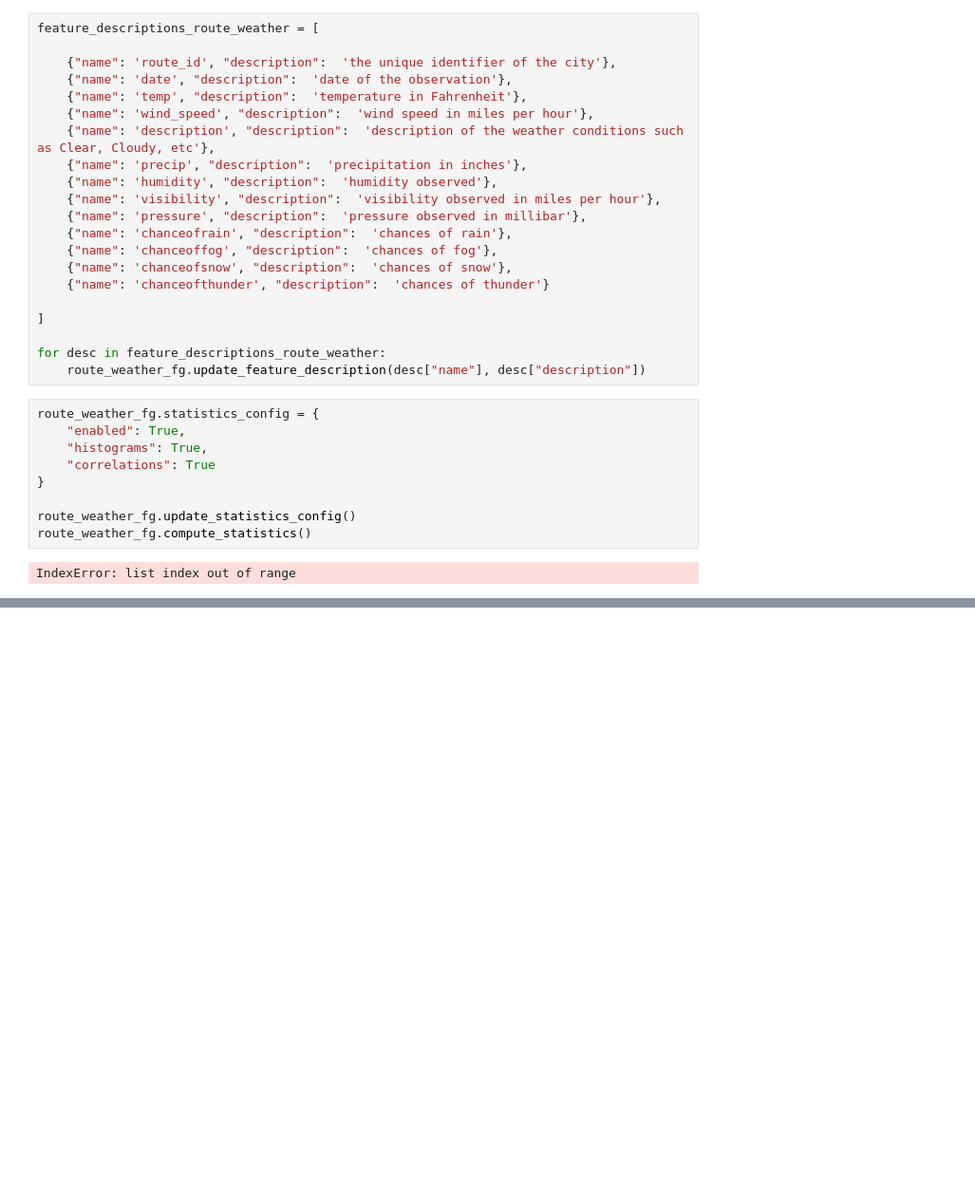
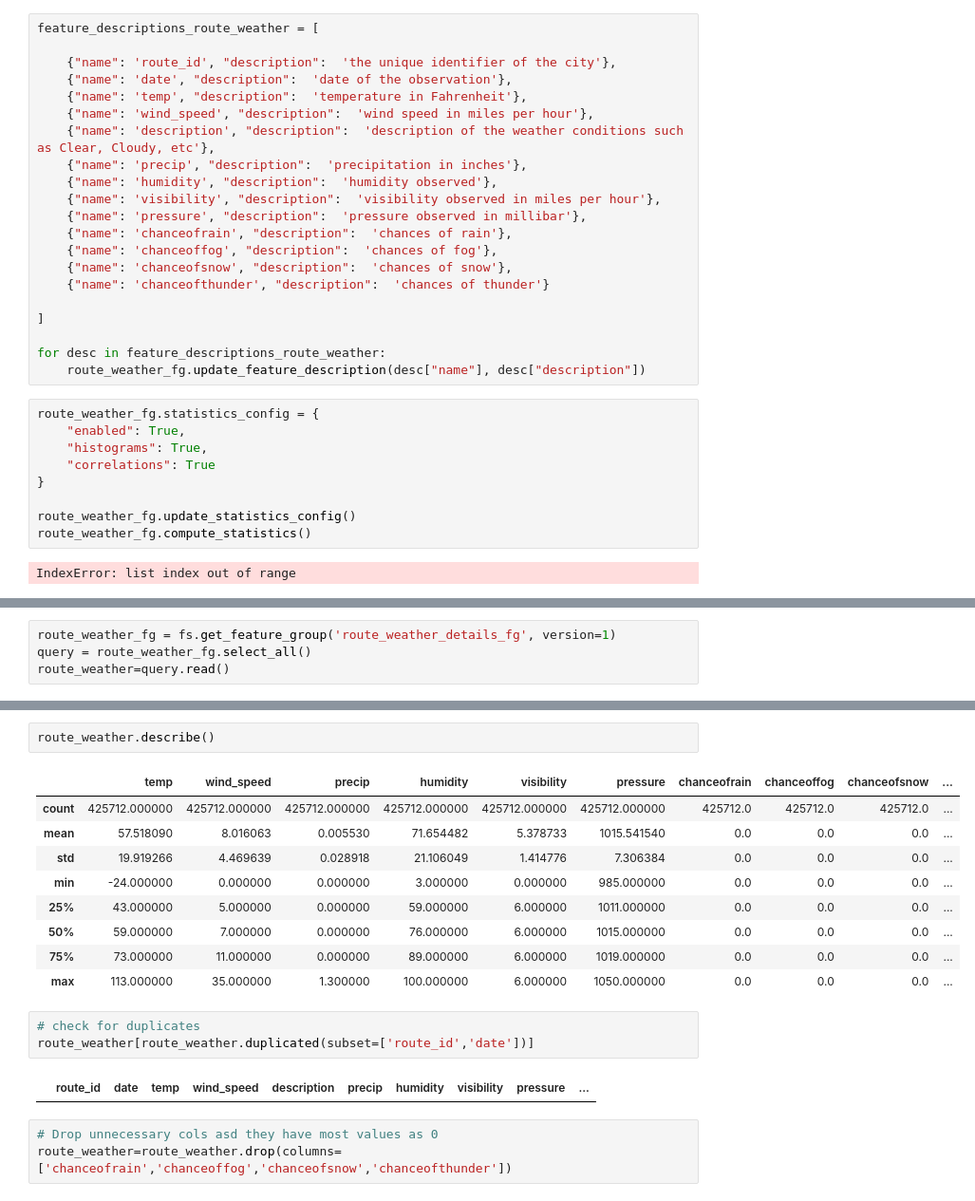
Before and after one commit to harshp777/Predictive-Truck-Delay-Management-in-Logistics, a Jupyter notebook: Data-preprocessing.ipynb, the cells around one changed output, grey strips where cells are left out. Shown: that part at 95% size. Drawn from its saved outputs; the diff is of its cells as text; blank space fills up the shorter version.

```diff
--- a/Data-preprocessing.ipynb
+++ b/Data-preprocessing.ipynb
@@ -1237,0 +1247,4 @@ IndexError: list index out of range
+# %%
+route_weather_fg = fs.get_feature_group('route_weather_details_fg', version=1)
+query = route_weather_fg.select_all()
+route_weather=query.read()
@@ -1237,0 +1481,20 @@ IndexError: list index out of range
+# %%
+route_weather.describe()
+# %% [output]
+|  | temp | wind_speed | precip | humidity | visibility | pressure | chanceofrain | chanceoffog | chanceofsnow | ... |
+| count | 425712.000000 | 425712.000000 | 425712.000000 | 425712.000000 | 425712.000000 | 425712.000000 | 425712.0 | 425712.0 | 425712.0 | ... |
+| mean | 57.518090 | 8.016063 | 0.005530 | 71.654482 | 5.378733 | 1015.541540 | 0.0 | 0.0 | 0.0 | ... |
+| std | 19.919266 | 4.469639 | 0.028918 | 21.106049 | 1.414776 | 7.306384 | 0.0 | 0.0 | 0.0 | ... |
+| min | -24.000000 | 0.000000 | 0.000000 | 3.000000 | 0.000000 | 985.000000 | 0.0 | 0.0 | 0.0 | ... |
+| 25% | 43.000000 | 5.000000 | 0.000000 | 59.000000 | 6.000000 | 1011.000000 | 0.0 | 0.0 | 0.0 | ... |
+| 50% | 59.000000 | 7.000000 | 0.000000 | 76.000000 | 6.000000 | 1015.000000 | 0.0 | 0.0 | 0.0 | ... |
+| 75% | 73.000000 | 11.000000 | 0.000000 | 89.000000 | 6.000000 | 1019.000000 | 0.0 | 0.0 | 0.0 | ... |
+| max | 113.000000 | 35.000000 | 1.300000 | 100.000000 | 6.000000 | 1050.000000 | 0.0 | 0.0 | 0.0 | ... |
+# %%
+# check for duplicates
+route_weather[route_weather.duplicated(subset=['route_id','date'])]
+# %% [output]
+|  | route_id | date | temp | wind_speed | description | precip | humidity | visibility | pressure | ... |
+# %%
+# Drop unnecessary cols asd they have most values as 0
+route_weather=route_weather.drop(columns=['chanceofrain','chanceoffog','chanceofsnow','chanceofthunder'])
```
Also changed, not shown: parts of 104 cells of this notebook.
